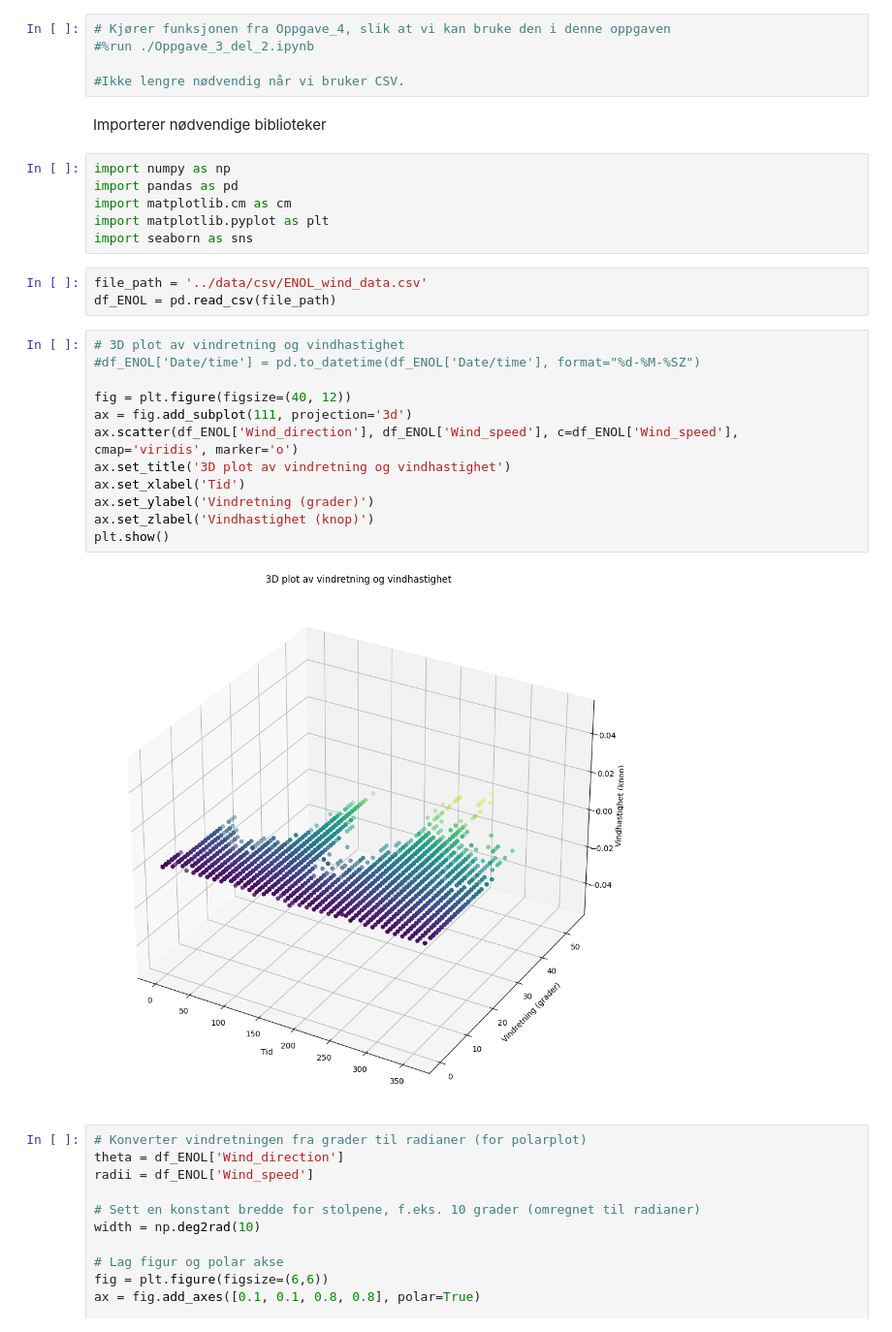
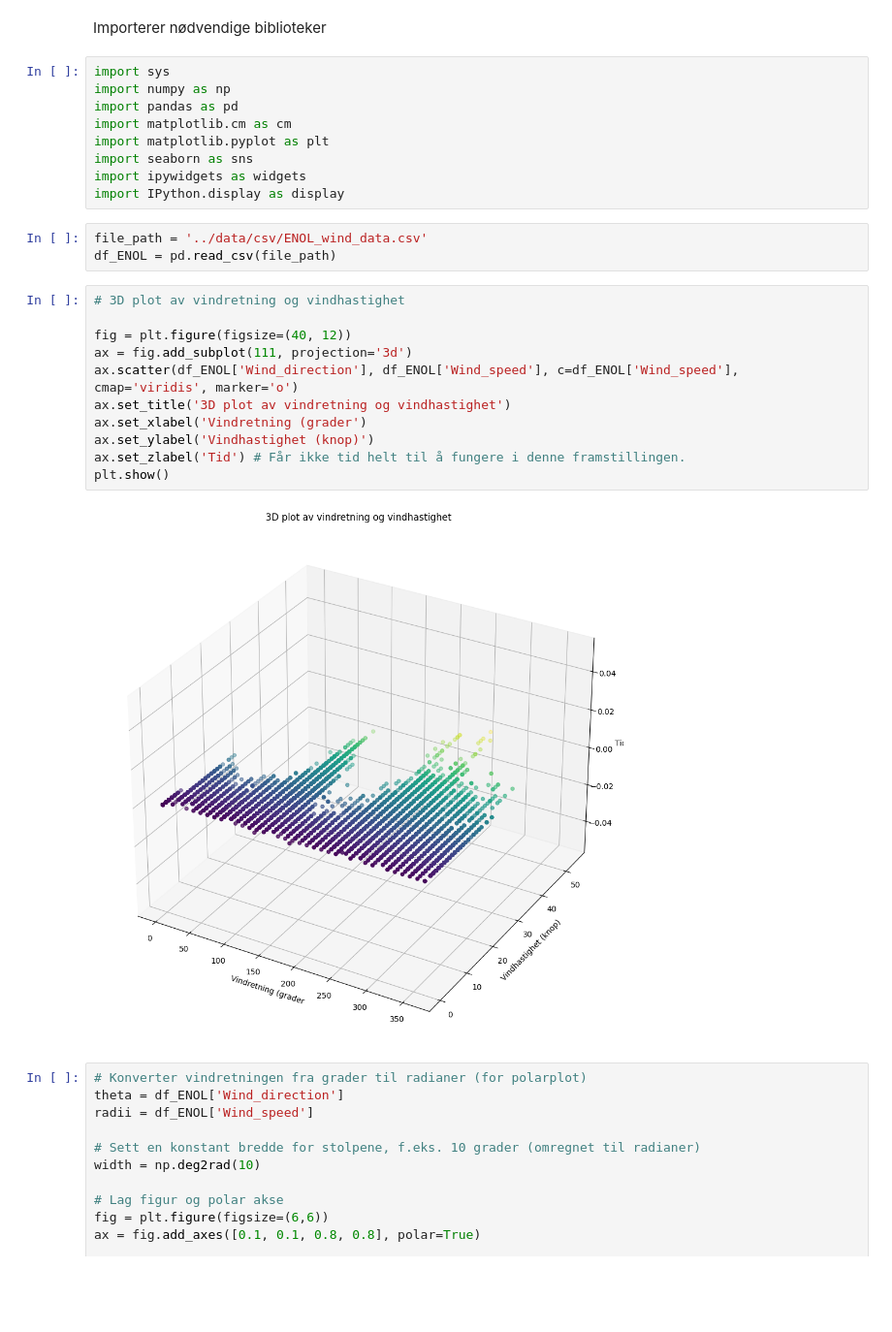
Before and after one commit to oaherrem/Prosjektgruppe55, a Jupyter notebook: proj_environment-main/notebooks/Oppgave_5.ipynb, the cells around one changed output. Shown at 97% size. Drawn from its saved outputs; the diff is of its cells as text; blank space fills up the shorter version.

```diff
--- a/proj_environment-main/notebooks/Oppgave_5.ipynb
+++ b/proj_environment-main/notebooks/Oppgave_5.ipynb
@@ -1,33 +1,30 @@
-# %%
-# Kjører funksjonen fra Oppgave_4, slik at vi kan bruke den i denne oppgaven
-#%run ./Oppgave_3_del_2.ipynb
-
-#Ikke lengre nødvendig når vi bruker CSV.
 # %% [markdown]
 Importerer nødvendige biblioteker
 # %%
+import sys
 import numpy as np
 import pandas as pd
 import matplotlib.cm as cm
 import matplotlib.pyplot as plt
 import seaborn as sns
+import ipywidgets as widgets
+import IPython.display as display
 # %%
 file_path = '../data/csv/ENOL_wind_data.csv'
 df_ENOL = pd.read_csv(file_path)
 # %%
 # 3D plot av vindretning og vindhastighet
-#df_ENOL['Date/time'] = pd.to_datetime(df_ENOL['Date/time'], format="%d-%M-%SZ")
 
 fig = plt.figure(figsize=(40, 12))
 ax = fig.add_subplot(111, projection='3d')
 ax.scatter(df_ENOL['Wind_direction'], df_ENOL['Wind_speed'], c=df_ENOL['Wind_speed'], cmap='viridis', marker='o')
 ax.set_title('3D plot av vindretning og vindhastighet')
-ax.set_xlabel('Tid')
-ax.set_ylabel('Vindretning (grader)')
-ax.set_zlabel('Vindhastighet (knop)')
+ax.set_xlabel('Vindretning (grader')
+ax.set_ylabel('Vindhastighet (knop)')
+ax.set_zlabel('Tid') # Får ikke tid helt til å fungere i denne framstillingen.
 plt.show()
 # %% [output]
-[figure, old version]
+[figure, new version]
 # %%
 # Konverter vindretningen fra grader til radianer (for polarplot)
 theta = df_ENOL['Wind_direction']
```
Also changed, not shown: parts of 9 cells of this notebook, 6 other files.
